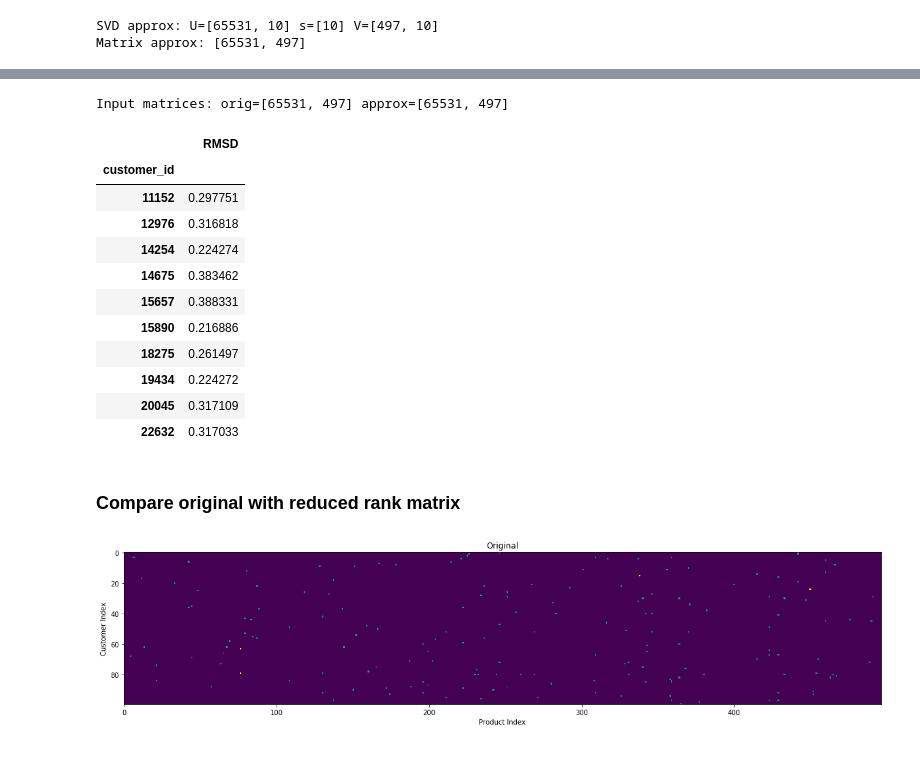
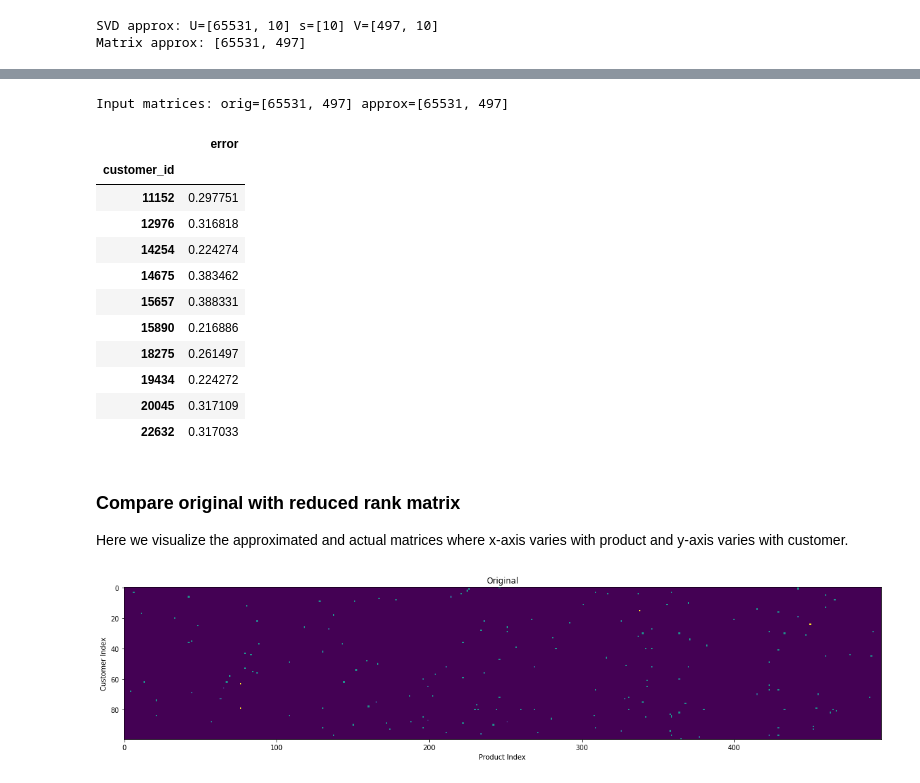
Before and after one commit to kineticadb/kinetica-jupyterlab, a Jupyter notebook: notebooks/SVD/svd_2_calc.ipynb, the cells around one changed output, grey strips where cells are left out. Cells and saved outputs as stored; diff of their text form; code cells hidden in the pictures.

```diff
--- a/notebooks/SVD/Retail_SVD.ipynb
+++ b/notebooks/SVD/svd_2_calc.ipynb
@@ -239,17 +313,17 @@ $
 # %%
 print('Input matrices: orig={} approx={}'
     .format([*_matrix_cuda.shape], [*_matrix_approx_cuda.shape]))
 
 _diff = _matrix_cuda - _matrix_approx_cuda
 _rmsd = _diff.pow(2).mean(dim=1).sqrt()
 _rmsd_df = pd.DataFrame(_rmsd.cpu().numpy(),
-                        columns=['RMSD'],
+                        columns=['error'],
                         index=_matrix_df.index)
 
 _rmsd_df.sort_values('customer_id', ascending=True).head(10)
 # %% [output]
 Input matrices: orig=[65531, 497] approx=[65531, 497]
-|  | RMSD |
+|  | error |
 | customer_id |  |
 | 11152 | 0.297751 |
 | 12976 | 0.316818 |
@@ -261,8 +335,10 @@ Input matrices: orig=[65531, 497] approx=[65531, 497]
 | 19434 | 0.224272 |
 | 20045 | 0.317109 |
 | 22632 | 0.317033 |
-# %% [markdown]
-### Compare original with reduced rank matrix
+# %% [markdown]
+### Compare original with reduced rank matrix
+
+Here we visualize the approximated and actual matrices where x-axis varies with product and y-axis varies with customer.
 # %%
 from matplotlib import pyplot as plt
 
```
Also changed, not shown: parts of 32 cells of this notebook, 31 other files.
